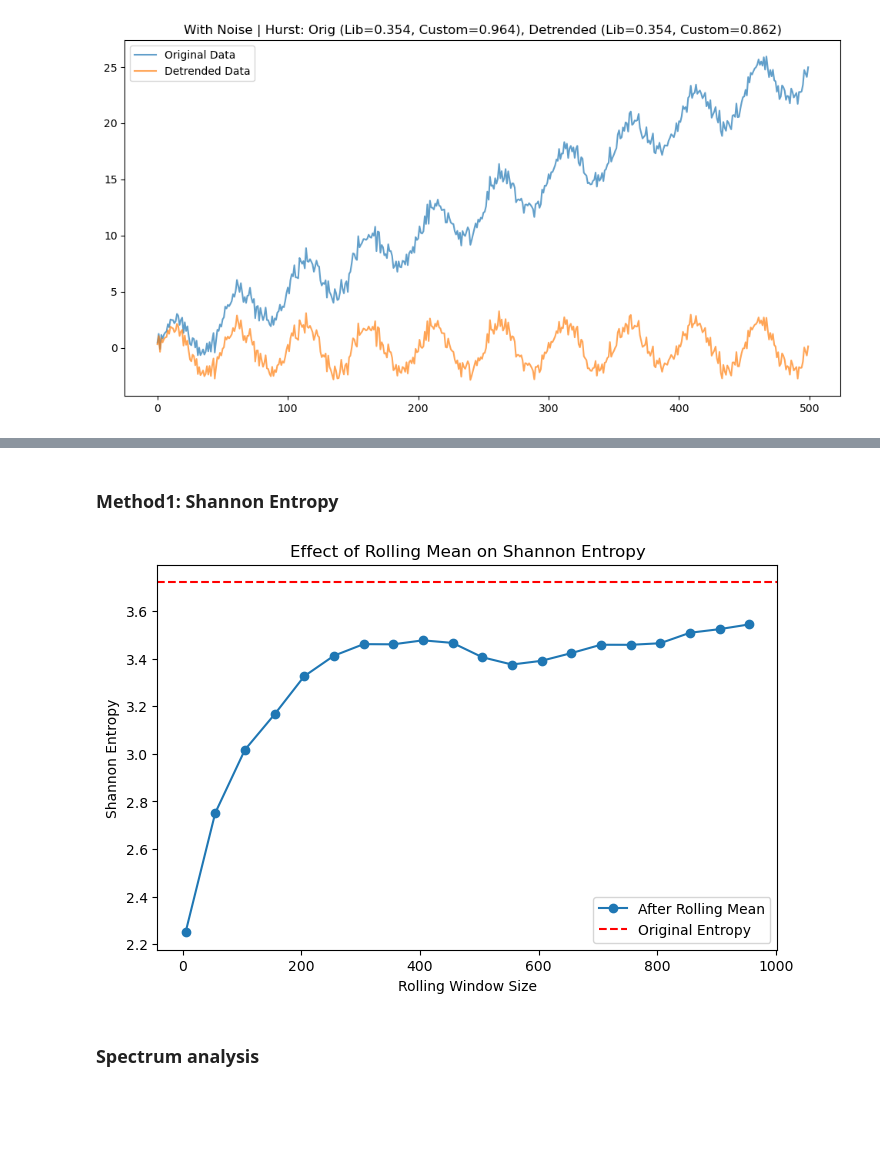
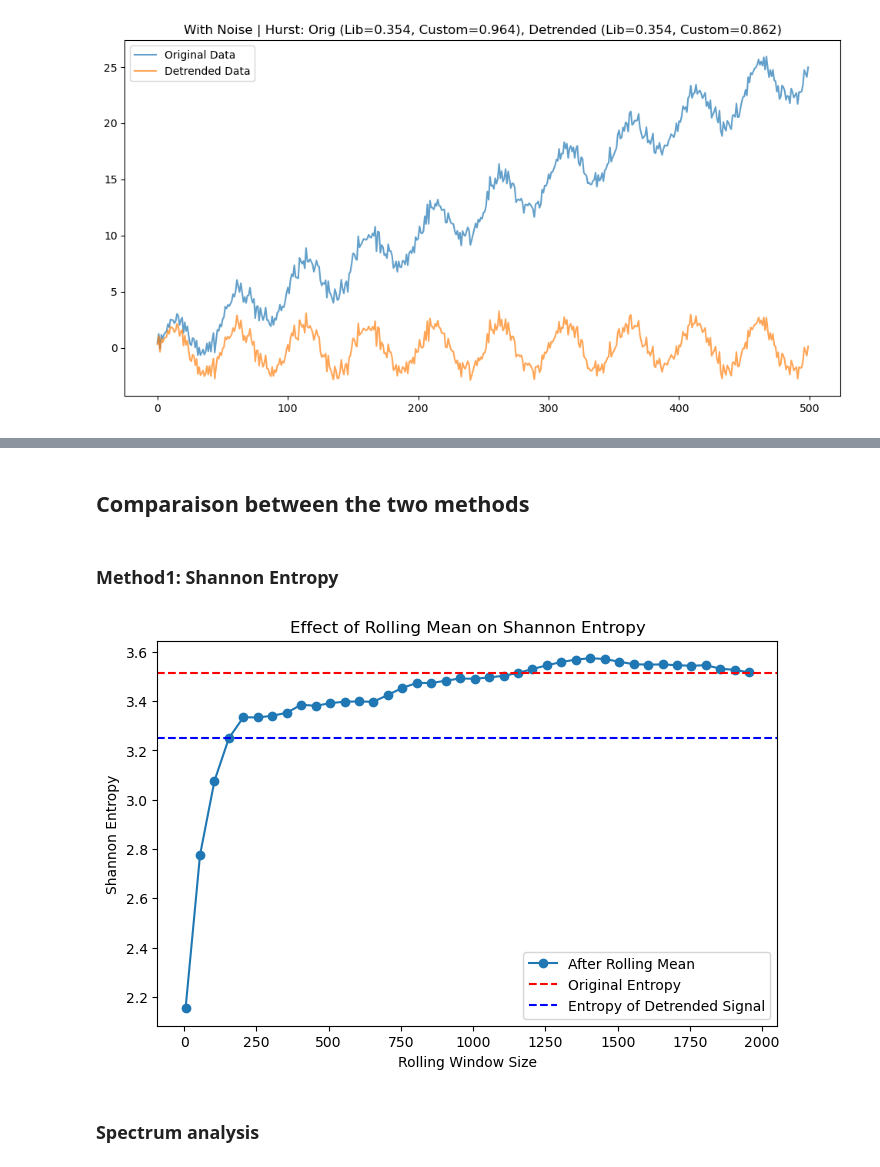
Before and after one commit to gpoccianti/LCP_projects_Y7, a Jupyter notebook: Code/XSOR_report.ipynb, the cells around one changed output, grey strips where cells are left out. Drawn from its saved outputs; the diff is of its cells as text; code cells hidden in the pictures; blank space fills up the shorter version.

```diff
--- a/Code/XSOR_report.ipynb
+++ b/Code/XSOR_report.ipynb
@@ -514,0 +533,14 @@ plt.legend()
+# %%
+from functions import *
+detrended,_,_=process_time_series(file,
+    base_chunk_size=50,
+    start_index=t_min,
+    end_index=t_max)
+
+w=int(get_period(filtered_sig))
+plt.plot(detrended)
+
+
+plt.plot(filtered_sig-filtered_sig.rolling(window=w, min_periods=1, center=False).mean(), label=f"window={w}")
+plt.legend()
+plt.show()
@@ -515,37 +550,41 @@ plt.legend()
+# %% [markdown]
+## Comparaison between the two methods
 # %% [markdown]
 ### Method1: Shannon Entropy
 # %%
 import numpy as np
 import matplotlib.pyplot as plt
 from scipy.stats import entropy
 
 def shannon_entropy(signal, bins=50):
     hist, _ = np.histogram(signal, bins=bins, density=True)
     hist = hist[hist > 0]  # Remove zero probabilities
     return entropy(hist)
 
 # Define window sizes to test
-window_sizes = np.arange(5, 1001, 50)  # From 5 to 1000, step 50
+window_sizes = np.arange(5, 2001, 50)  # From 5 to 1000, step 50
 entropy_values = []
 
-original_entropy = shannon_entropy(filtered_sig)
+original_entropy = shannon_entropy(filtered_sig) #filtered_sig
+detrended_entropy= shannon_entropy(detrended)
 
 # Compute entropy for different rolling window sizes
 for window in window_sizes:
     rolling_signal = filtered_sig - filtered_sig.rolling(window=window, min_periods=1).mean()
     entropy_values.append(shannon_entropy(rolling_signal))
 
 # Plot results
 plt.figure(figsize=(8, 5))
 plt.plot(window_sizes, entropy_values, marker='o', label='After Rolling Mean')
 plt.axhline(original_entropy, color='r', linestyle='--', label='Original Entropy')
+plt.axhline(detrended_entropy, color='b', linestyle='--', label='Entropy of Detrended Signal')
 plt.xlabel("Rolling Window Size")
 plt.ylabel("Shannon Entropy")
 plt.title("Effect of Rolling Mean on Shannon Entropy")
 plt.legend()
 plt.show()
 # %% [output]
-[figure, old version]
+[figure, new version]
 # %% [markdown]
 ### Spectrum analysis
 # %%
```
Also changed, not shown: parts of 38 cells of this notebook.
